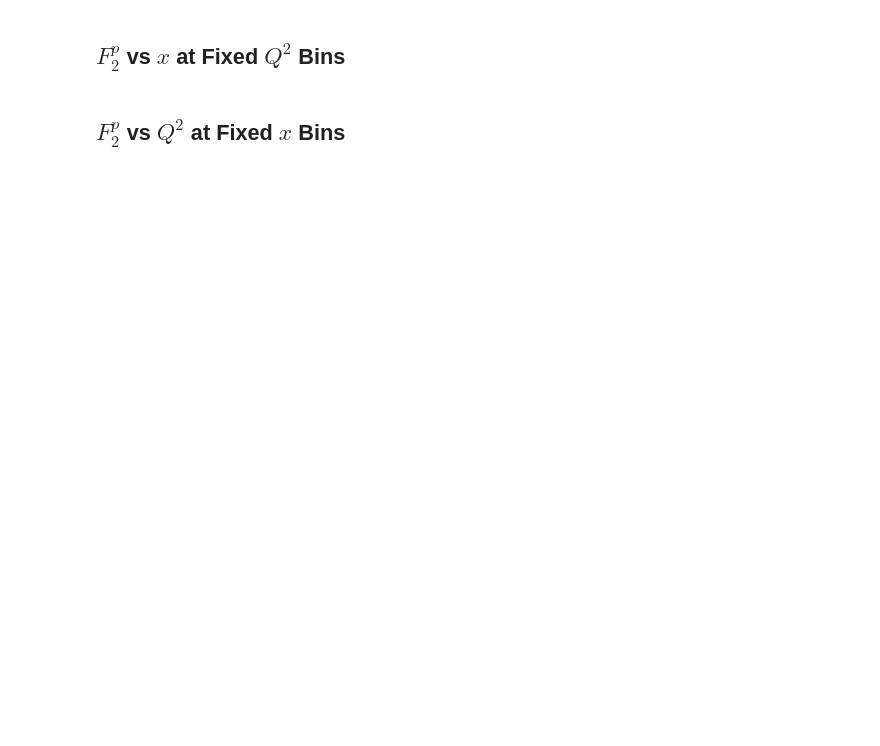
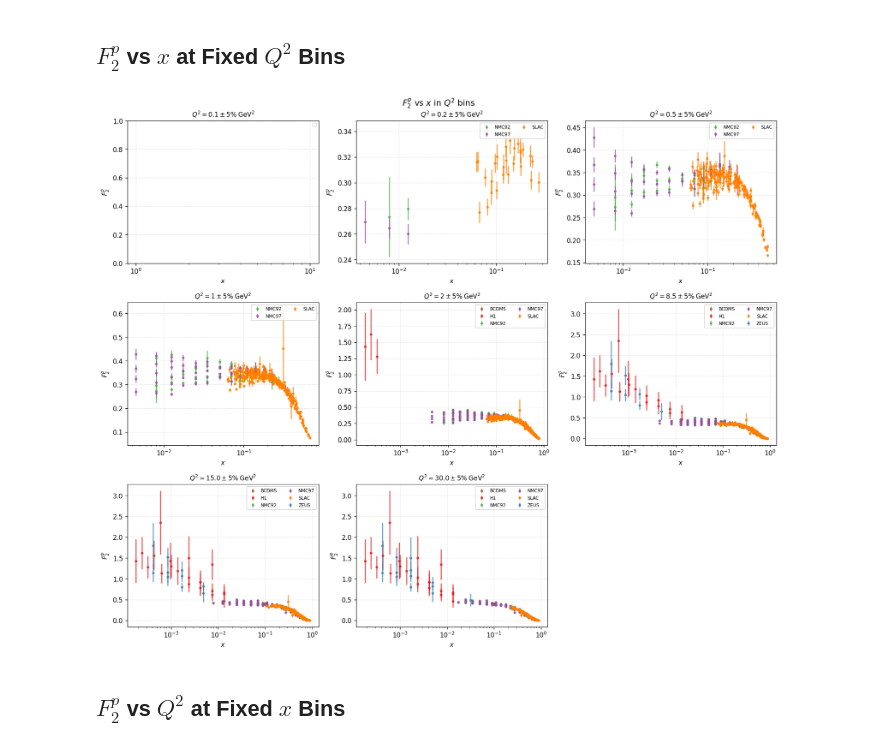
Before and after one commit to dikgarg/proton_structure_ml, a Jupyter notebook: notebooks/00_EDA.ipynb, the cells around one changed output. Cells and saved outputs as stored; diff of their text form; code cells hidden in the pictures; blank space fills up the shorter version.

```diff
--- a/notebooks/00_EDA.ipynb
+++ b/notebooks/00_EDA.ipynb
@@ -79,11 +102,13 @@ plt.show()
 # %% [markdown]
 ## $F_2^p$ vs $x$ at Fixed $Q^2$ Bins
 # %%
-Q2_vals = [8.5, 15.0, 30.0, 60.0, 120.0]
-fig, axes = plot_F2_vs_x(df, Q2_vals, ncols=3)
+Q2_vals = [0.1, 0.2, .5, 1, 2, 8.5, 15.0, 30.0] #, 60.0, 120.0]
+fig, axes = plot_F2_vs_x(df, Q2_vals, delta=5, ncols=3) #tolerance bins are not done correctly (i.e. delta)!!!! FIX
 fig.suptitle(r"$F_2^p$ vs $x$ in $Q^2$ bins", fontsize=13, y=1.01)
 #plt.savefig("../results/figures/00_F2_vs_x.png", dpi=150, bbox_inches="tight")
 plt.show()
+# %% [output]
+[figure, added]
 # %% [markdown]
 ## $F_2^p$ vs $Q^2$ at Fixed $x$ Bins
 # %%
```
Also changed, not shown: parts of 6 cells of this notebook, 2 other files.
